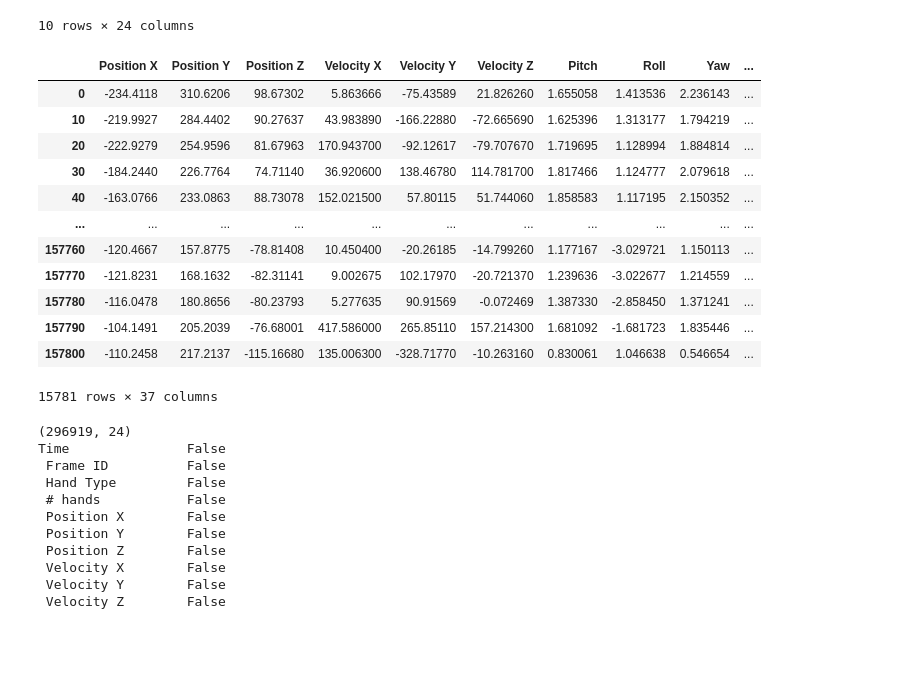
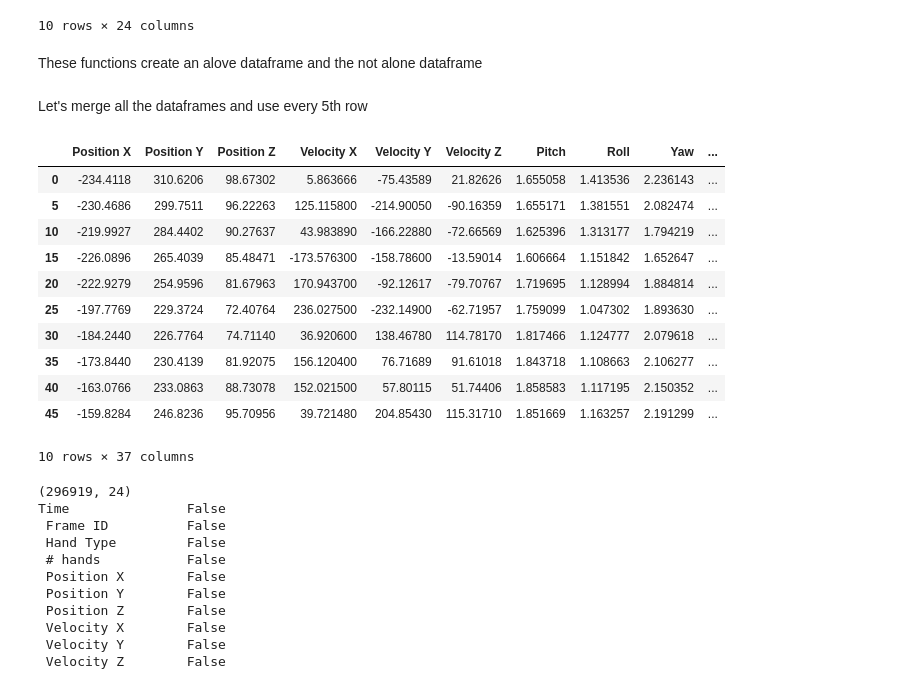
Before and after one commit to Noa-Nussbaum/Avodat-Gmar---Second-semester, a Jupyter notebook: Hands.ipynb, the cells around one changed output. Cells and saved outputs as stored; diff of their text form; code cells hidden in the pictures; blank space fills up the shorter version.

```diff
--- a/Hands.ipynb
+++ b/Hands.ipynb
@@ -137,6 +140,8 @@ def Makedata(Names):
 # %%
 address = glob.glob(r'/Users/nnussbaum/Ariel/extraFiles/Training/' + "/*")
-frame = Makedata(address)
+frame = dfBuilder(address)
+hold = frame[(frame[' # hands']!=1) | (frame['Label']==2)]
+frame = hold[(hold[' # hands']==1 ) | (hold['Label']!=2)]
 frame.head(10)
 # %% [output]
 |  | Time | Frame ID | Hand Type | # hands | Position X | Position Y | Position Z | Velocity X | Velocity Y | ... |
@@ -151,20 +156,29 @@ frame.head(10)
 | 8 | 620.0653 | 71540 | 0 | 1 | -112.1661 | 143.3890 | -3.413068 | 10.07872 | -116.69510 | ... |
 | 9 | 620.0815 | 71542 | 0 | 1 | -110.8061 | 141.5307 | -0.763288 | 199.56670 | -241.62670 | ... |
 10 rows × 24 columns
-# %%
-# Delete all the data with 1 hand whan shuold be 2
-temp = frame[(frame[' # hands']!=1) | (frame['Label']==2)]
-# Delete all the data with 2 hand whan shuold be 1
-frame = temp[(temp[' # hands']==1 ) | (temp['Label']!=2)]
+# %% [markdown]
+These functions create an alove dataframe and the not alone dataframe
 # %%
-def make_Alone(frame):
+def unlonely(df):
+    not_alone = df[df['Label']!=2]
+    L = not_alone[(not_alone[' Hand Type'] == 0)]
+    R = not_alone[(not_alone[' Hand Type'] == 1)]
+    L = L.set_index(['Time', 'Name'])
+    R = R.set_index(['Time', 'Name'])
+    R.columns += "_"
+    not_alone = pd.concat([L, R], axis=1)
+    not_alone.reset_index(inplace= True)
+    not_alone.drop(["Name","Label_"],axis=1, inplace=True)
+    return not_alone
+
+def loner(df):
     HandRight = pd.read_csv(r'/Users/nnussbaum/Ariel/extraFiles/HandRight.csv', index_col=None, header=0)
     # drop rows with nan value
     HandRight.dropna(inplace= True)
     # drop errors
     HandRight = HandRight[HandRight[" Hand Type"] == "right"]
     HandRight.reset_index(inplace= True, drop = True)
-    alone = frame[frame['Label']==2]
+    alone = df[df['Label']==2]
     # adding Right hand for each one and merge.
     temp_list = []
     right = HandRight
@@ -192,27 +194,25 @@ def Make_not_Alone(frame):
+# %% [markdown]
+Let's merge all the dataframes and use every 5th row
 # %%
-# Marge all the data again
-alone = make_Alone(frame)
-not_alone = Make_not_Alone(frame)
-# final df
+alone = loner(frame)
+not_alone = unlonely(frame)
 df = pd.concat([not_alone, alone], axis=0, ignore_index=True)
-# drop Irrelevant and take sample every 10 row
 df = df.drop(['Time', ' Frame ID',' Hand Type',' # hands',' Hand Type_',' # hands_',' Frame ID_'], axis=1)
-df = df[::10]
-df
+df = df[::5]
+df.head(10)
 # %% [output]
 |  | Position X | Position Y | Position Z | Velocity X | Velocity Y | Velocity Z | Pitch | Roll | Yaw | ... |
-| 0 | -234.4118 | 310.6206 | 98.67302 | 5.863666 | -75.43589 | 21.826260 | 1.655058 | 1.413536 | 2.236143 | ... |
-| 10 | -219.9927 | 284.4402 | 90.27637 | 43.983890 | -166.22880 | -72.665690 | 1.625396 | 1.313177 | 1.794219 | ... |
-| 20 | -222.9279 | 254.9596 | 81.67963 | 170.943700 | -92.12617 | -79.707670 | 1.719695 | 1.128994 | 1.884814 | ... |
-| 30 | -184.2440 | 226.7764 | 74.71140 | 36.920600 | 138.46780 | 114.781700 | 1.817466 | 1.124777 | 2.079618 | ... |
-| 40 | -163.0766 | 233.0863 | 88.73078 | 152.021500 | 57.80115 | 51.744060 | 1.858583 | 1.117195 | 2.150352 | ... |
-| ... | ... | ... | ... | ... | ... | ... | ... | ... | ... | ... |
-| 157760 | -120.4667 | 157.8775 | -78.81408 | 10.450400 | -20.26185 | -14.799260 | 1.177167 | -3.029721 | 1.150113 | ... |
-| 157770 | -121.8231 | 168.1632 | -82.31141 | 9.002675 | 102.17970 | -20.721370 | 1.239636 | -3.022677 | 1.214559 | ... |
-| 157780 | -116.0478 | 180.8656 | -80.23793 | 5.277635 | 90.91569 | -0.072469 | 1.387330 | -2.858450 | 1.371241 | ... |
-| 157790 | -104.1491 | 205.2039 | -76.68001 | 417.586000 | 265.85110 | 157.214300 | 1.681092 | -1.681723 | 1.835446 | ... |
-| 157800 | -110.2458 | 217.2137 | -115.16680 | 135.006300 | -328.71770 | -10.263160 | 0.830061 | 1.046638 | 0.546654 | ... |
+| 0 | -234.4118 | 310.6206 | 98.67302 | 5.863666 | -75.43589 | 21.82626 | 1.655058 | 1.413536 | 2.236143 | ... |
+| 5 | -230.4686 | 299.7511 | 96.22263 | 125.115800 | -214.90050 | -90.16359 | 1.655171 | 1.381551 | 2.082474 | ... |
+| 10 | -219.9927 | 284.4402 | 90.27637 | 43.983890 | -166.22880 | -72.66569 | 1.625396 | 1.313177 | 1.794219 | ... |
+| 15 | -226.0896 | 265.4039 | 85.48471 | -173.576300 | -158.78600 | -13.59014 | 1.606664 | 1.151842 | 1.652647 | ... |
+| 20 | -222.9279 | 254.9596 | 81.67963 | 170.943700 | -92.12617 | -79.70767 | 1.719695 | 1.128994 | 1.884814 | ... |
+| 25 | -197.7769 | 229.3724 | 72.40764 | 236.027500 | -232.14900 | -62.71957 | 1.759099 | 1.047302 | 1.893630 | ... |
+| 30 | -184.2440 | 226.7764 | 74.71140 | 36.920600 | 138.46780 | 114.78170 | 1.817466 | 1.124777 | 2.079618 | ... |
+| 35 | -173.8440 | 230.4139 | 81.92075 | 156.120400 | 76.71689 | 91.61018 | 1.843718 | 1.108663 | 2.106277 | ... |
+| 40 | -163.0766 | 233.0863 | 88.73078 | 152.021500 | 57.80115 | 51.74406 | 1.858583 | 1.117195 | 2.150352 | ... |
+| 45 | -159.8284 | 246.8236 | 95.70956 | 39.721480 | 204.85430 | 115.31710 | 1.851669 | 1.163257 | 2.191299 | ... |
-15781 rows × 37 columns
+10 rows × 37 columns
 # %%
 print(frame.shape)
 print(frame.isna().any())
```
Also changed, not shown: parts of 33 cells of this notebook.
